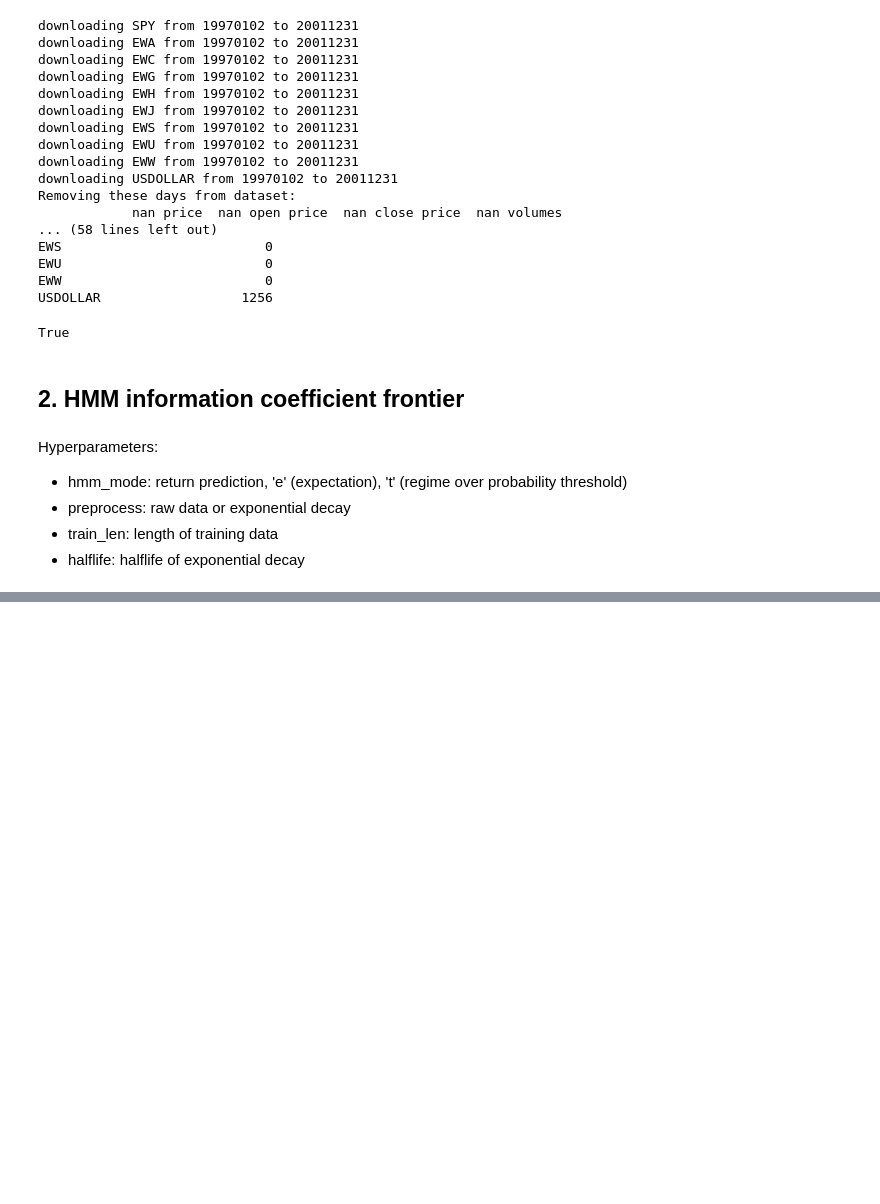
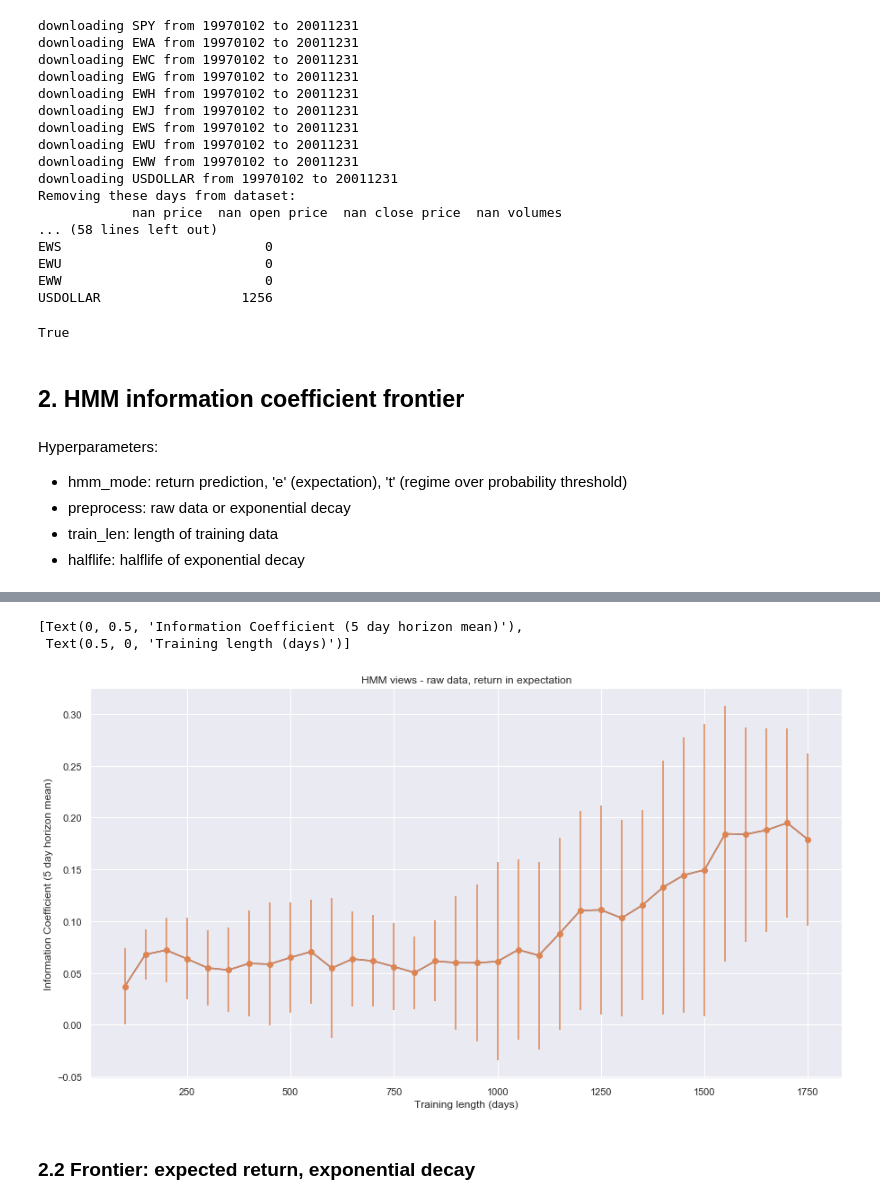
Before and after one commit to roprisor/alphamodel, a Jupyter notebook: examples/hmm_frontier.ipynb, the cells around one changed output, grey strips where cells are left out. Drawn from its saved outputs; the diff is of its cells as text; code cells hidden in the pictures; blank space fills up the shorter version.

```diff
--- a/examples/hmm_frontier.ipynb
+++ b/examples/hmm_frontier.ipynb
@@ -34,7 +34,7 @@ config = {'name': 'bl_hmm_sim',
                'min_periods': 3,
                'hidden_states': 2,
                'train_len': 750,
-               'data_dir': '/Users/razvan/PyRepo/research_masc/data_store/sp100_ss/',
+               'data_dir': '/Users/razvan/PyRepo/research_masc/data_store/hmm/',
                'returns':
                    {'sampling_freq': 'daily'},
                'covariance':
@@ -99,10 +99,10 @@ for hmm_mode in ['e', 't']:
                 ic = ss.prediction_quality(statistic='information_coefficient', print=False)
 
                 # Save down metrics together with parameters
-                key = hmm_mode + preprocess + str(train_len) + str(halflife)
+                key = hmm_mode + str(preprocess) + str(train_len) + str(halflife)
                 ic_vs_params[key] = [hmm_mode, preprocess, train_len, ic.loc[5, 'mean'], ic.loc[5, 'std']]
 
-# Save down values in .csv
-ic_df = pd.DataFrame.from_dict(ic_vs_params, orient='index')
-ic_df.columns = ['hmm_mode', 'preprocess', 'train_len', 'ic_5d_mean', 'ic_5d_std']
-ic_df.to_csv(ss.cfg['data_dir'] + 'hmm_ic.csv', index=False)
+        # Save down values in .csv
+        ic_df = pd.DataFrame.from_dict(ic_vs_params, orient='index')
+        ic_df.columns = ['hmm_mode', 'preprocess', 'train_len', 'ic_5d_mean', 'ic_5d_std']
+        ic_df.to_csv(ss.cfg['data_dir'] + 'hmm_ic.csv', index=False)
@@ -143,0 +111,5 @@ See the caveats in the documentation: https://pandas.pydata.org/pandas-docs/stab
+# %%
+# Get the data
+data = pd.read_csv(ss.cfg['data_dir'] + 'hmm_ic.csv')
+e_raw = data[(data.loc[:, 'hmm_mode'] == 'e') & (pd.isna(data.loc[:, 'preprocess']))]
+e_raw[e_raw.loc[:, 'halflife'] == 65]
@@ -143,0 +134,17 @@ See the caveats in the documentation: https://pandas.pydata.org/pandas-docs/stab
+# %%
+#%matplotlib
+# Plot the IC versus train length
+plt.figure(figsize=(15,8))
+sns.set()
+data = e_raw[e_raw.loc[:, 'halflife'] == 65]
+ax = sns.lineplot(x='train_len', y='ic_5d_mean', data=data)
+ax.errorbar(data['train_len'], data['ic_5d_mean'], yerr=data['ic_5d_std'], fmt='-o')
+ax.set_title('HMM views - raw data, return in expectation')
+ax.set(xlabel='Training length (days)', ylabel='Information Coefficient (5 day horizon mean)')
+#plt.show()
+# %% [output]
+[Text(0, 0.5, 'Information Coefficient (5 day horizon mean)'),
+ Text(0.5, 0, 'Training length (days)')]
+[figure, added]
+# %% [markdown]
+### 2.2 Frontier: expected return, exponential decay
```
Also changed, not shown: parts of 12 cells of this notebook, 3 other files.
